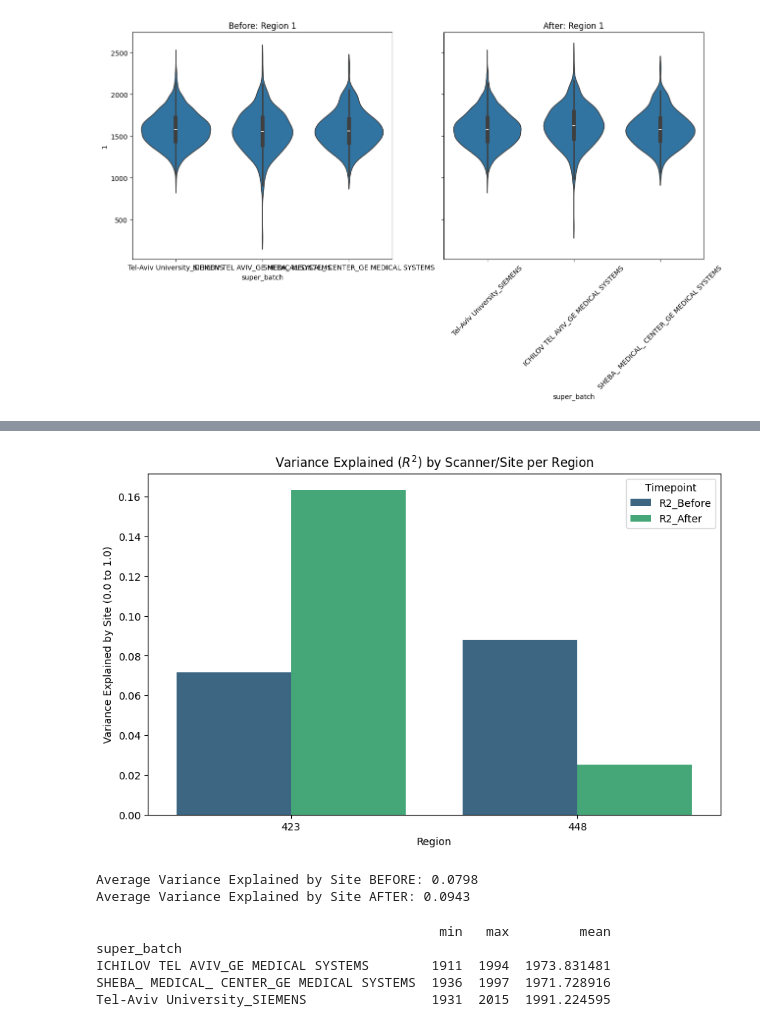
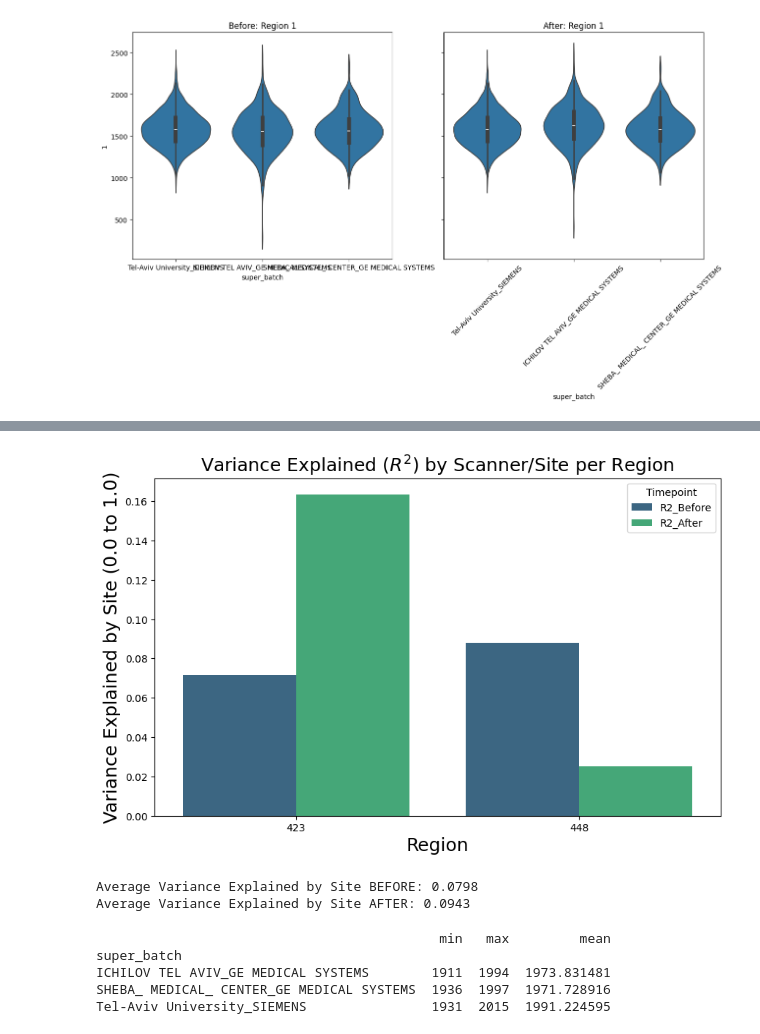
Before and after one commit to GaiaNegev13/legacy_pipe, a Jupyter notebook: 1_preprocess_pipeline/step8.5_refactored_harmonization.ipynb, the cells around one changed output, grey strips where cells are left out. Saved outputs shown, nothing was run; the diff lists cells and outputs as text; code cells hidden in the pictures.

```diff
--- a/1_preprocess_pipeline/step8.5_refactored_harmonization.ipynb
+++ b/1_preprocess_pipeline/step8.5_refactored_harmonization.ipynb
@@ -185,36 +162,37 @@ def calculate_site_variance(features_df, covariates_df, region):
     # Combine data for a single region
     temp_df = pd.concat([features_df[region], covariates_df['super_batch']], axis=1)
     temp_df.columns = ['volume', 'batch']
 
     # Fit a simple linear model: Volume ~ Batch
     model = ols('volume ~ C(batch)', data=temp_df).fit()
     return model.rsquared
 
 df_covariates['super_batch'] = df_covariates['super_batch'].astype('category')
 
 # Select a subset of regions to test (e.g., first 10)
 test_regions = [423, 448]
 
 metrics = []
 for reg in test_regions:
     r2_before = calculate_site_variance(df_features, df_covariates, reg)
     r2_after = calculate_site_variance(df_harmonized, df_covariates, reg)
     metrics.append({'Region': reg, 'R2_Before': r2_before, 'R2_After': r2_after})
 
 df_metrics = pd.DataFrame(metrics)
 
 # --- Visualize the Reduction in Site Effect ---
 plt.figure(figsize=(10, 6))
 df_plot = df_metrics.melt(id_vars='Region', var_name='Timepoint', value_name='R_squared')
 sns.barplot(data=df_plot, x='Region', y='R_squared', hue='Timepoint', palette='viridis')
-plt.title("Variance Explained ($R^2$) by Scanner/Site per Region")
-plt.ylabel("Variance Explained by Site (0.0 to 1.0)")
+plt.title("Variance Explained ($R^2$) by Scanner/Site per Region", fontsize=18)
+plt.ylabel("Variance Explained by Site (0.0 to 1.0)", fontsize=18)
+plt.xlabel("Region", fontsize=18)
 plt.show()
 
 print(f"Average Variance Explained by Site BEFORE: {df_metrics['R2_Before'].mean():.4f}")
 print(f"Average Variance Explained by Site AFTER: {df_metrics['R2_After'].mean():.4f}")
 # %% [output]
-[figure, old version]
+[figure, new version]
 Average Variance Explained by Site BEFORE: 0.0798
 Average Variance Explained by Site AFTER: 0.0943
 # %%
```
Also changed, not shown: parts of 2 cells of this notebook.
